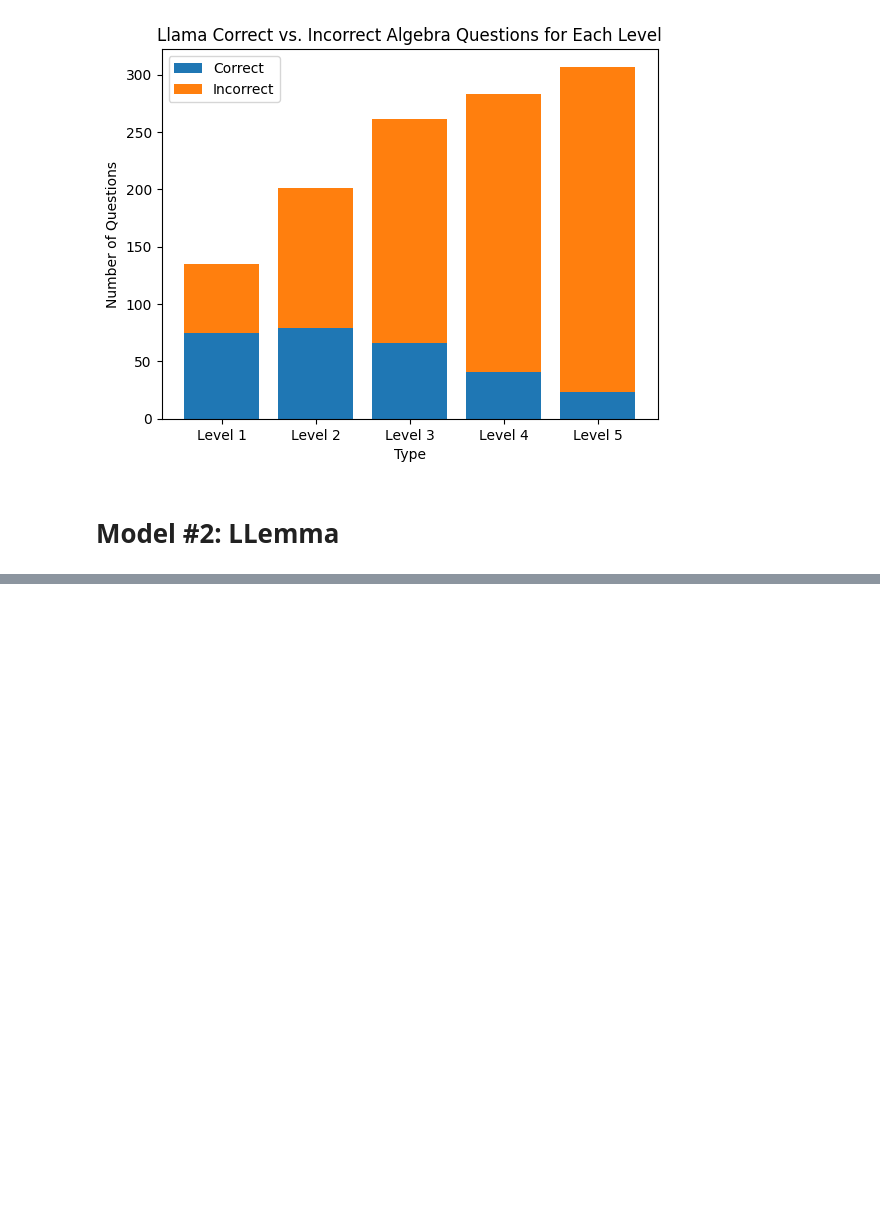
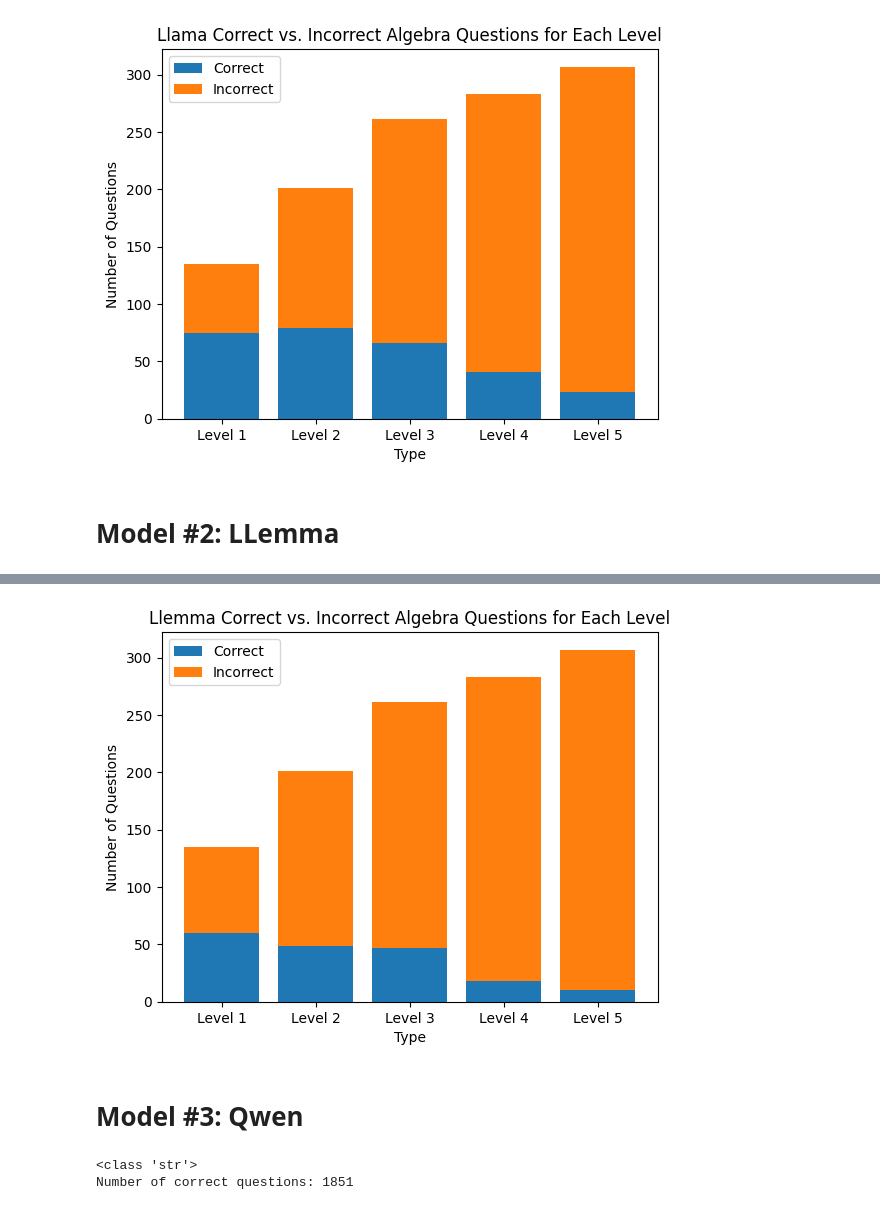
Before and after one commit to knazarali3/cs6220_math_group2, a Jupyter notebook: Inference.ipynb, the cells around one changed output, grey strips where cells are left out. Drawn from its saved outputs; the diff is of its cells as text; code cells hidden in the pictures; blank space fills up the shorter version.

```diff
--- a/Inference.ipynb
+++ b/Inference.ipynb
@@ -143,0 +175,55 @@ plt.show()
+# %%
+import numpy as np
+
+total = [0] * 5
+correct = [0] * 5
+
+def get_problem_level(problem_level):
+  if problem_level == "Level 1":
+    return 0
+  elif problem_level == "Level 2":
+    return 1
+  elif problem_level == "Level 3":
+    return 2
+  elif problem_level == "Level 4":
+    return 3
+  else:
+    return 4
+
+for i in range(len(ds['test'])):
+  if ds['test'][i]['type'] == "Algebra":
+
+    problem_level = get_problem_level(ds['test'][i]['level'])
+    total[problem_level] += 1
+    if llemma_correct_answers[i] == True:
+      correct[problem_level] += 1
+
+incorrect = np.array(total) - np.array(correct)
+levels = ['Level 1', 'Level 2', 'Level 3', 'Level 4', 'Level 5']
+
+fig, ax = plt.subplots()
+ax.bar(range(len(total)), correct, label='Correct')
+ax.bar(levels, incorrect, bottom=correct, label='Incorrect')
+
+ax.set_xlabel('Type')
+ax.set_ylabel('Number of Questions')
+ax.set_title('Llemma Correct vs. Incorrect Algebra Questions for Each Level')
+ax.legend()
+plt.show()
+# %% [output]
+[figure, added]
+# %% [markdown]
+# **Model #3: Qwen**
+# %%
+qwen_correct_answers = [False] * len(ds['test'])
+df = pd.read_csv('inference_QWEN_competition_math.csv')
+print(type(df.iloc[0]['Run_1']))
+
+for i in range(len(ds['test'])):
+  if ds['test'][i]['extracted_solution'] == df.iloc[i]['Run_1']:
+    qwen_correct_answers[i] = True
+
+print(f"Number of correct questions: {sum(qwen_correct_answers)}")
+# %% [output]
+<class 'str'>
+Number of correct questions: 1851
```
Also changed, not shown: parts of 20 cells of this notebook.
